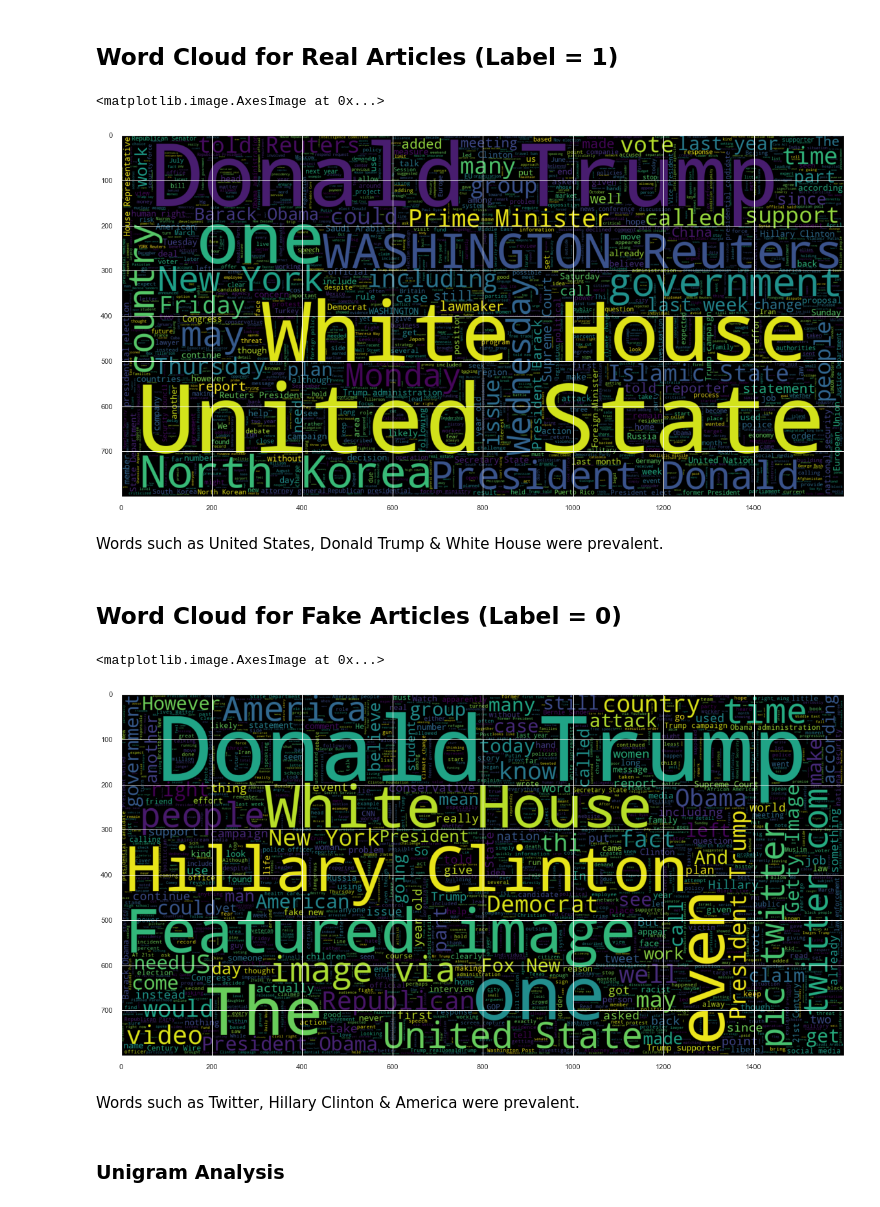
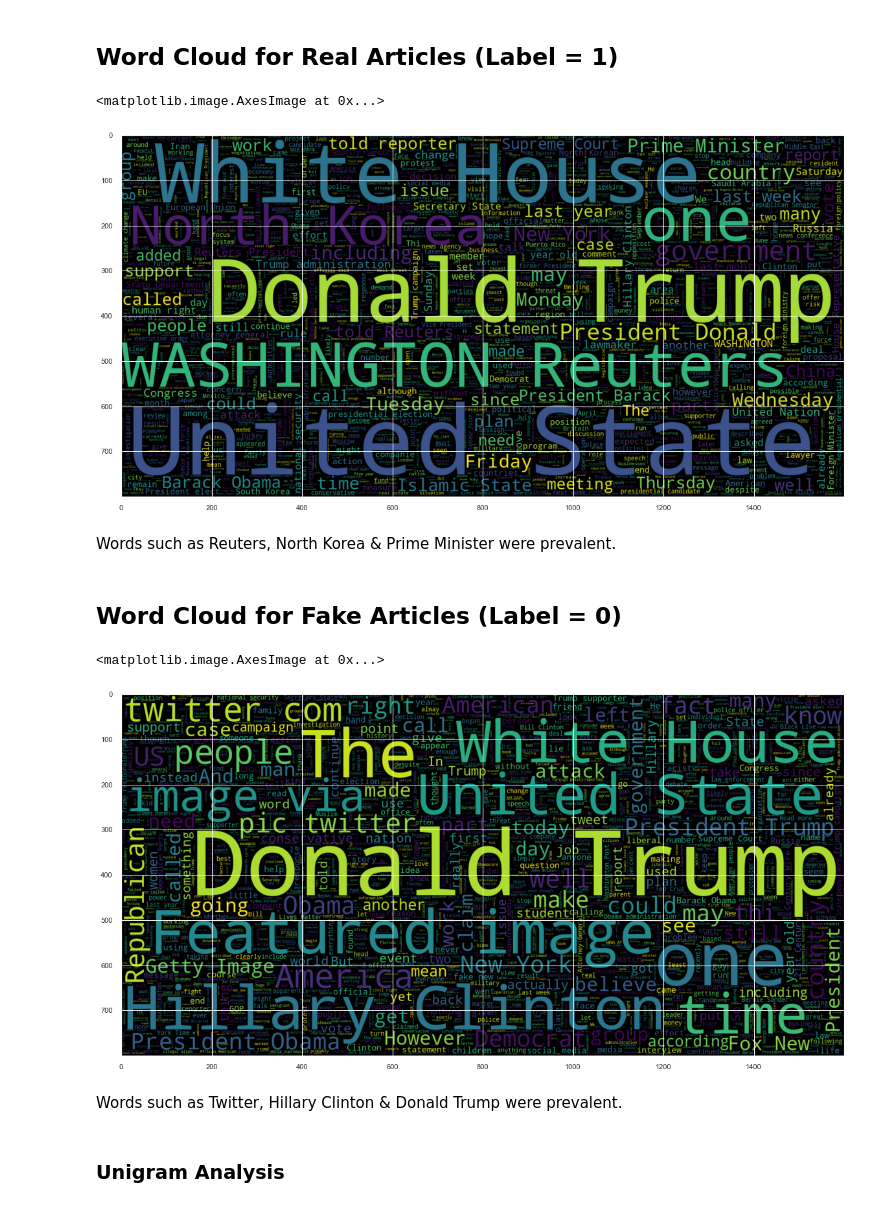
Before and after one commit to J-Joseph524/JJ_NLP, a Jupyter notebook: Final_Notebook.ipynb, the cells around one changed output. Saved outputs shown, nothing was run; the diff lists cells and outputs as text; code cells hidden in the pictures.

```diff
--- a/Final_Notebook.ipynb
+++ b/Final_Notebook.ipynb
@@ -212,5 +206,5 @@ stop1 = stopwords.words('english') + punctuation + ["said", "want", "think", "wa
 # %%
-df['clean_text'] = df['text'].apply(lambda text_list: ' '.join([x for x in text_list.split() if x not in stop1]))
+df['clean_text'] = df['text'].apply(lambda text_list: ' '.join([x for x in text_list.split() if x not in stop]))
 # %% [markdown]
 The data may consist of different URL & HTML tags which might make it difficult for the model to predict properly. To prevent that from happening I cleaned the data to make the model more efficient.
 # %%
@@ -323,13 +317,13 @@ tf_idf_train, tf_idf_test, y_train, y_test, vectorizer = tfidf(X, y, stop)
 ## Word Cloud for Real Articles (Label = 1)
 # %%
 plt.figure(figsize = (20,20)) # Text that is True
-wc = WordCloud(max_words = 2000 , width = 1600 , height = 800 , stopwords = stop1).generate(" ".join(df[df.Category == 1].clean_text))
+wc = WordCloud(max_words = 2000 , width = 1600 , height = 800 , stopwords = stop).generate(" ".join(df[df.Category == 1].text))
 plt.imshow(wc , interpolation = 'bilinear')
 # %% [output]
 <matplotlib.image.AxesImage at 0x...>
-[figure, old version]
+[figure, new version]
 # %% [markdown]
-Words such as United States, Donald Trump & White House were prevalent.
+Words such as Reuters, North Korea & Prime Minister were prevalent.
 # %% [markdown]
 ## Word Cloud for Fake Articles (Label = 0)
 # %%
@@ -338,9 +332,9 @@ wc = WordCloud(max_words = 2000 , width = 1600 , height = 800 , stopwords = stop
 plt.imshow(wc , interpolation = 'bilinear')
 # %% [output]
 <matplotlib.image.AxesImage at 0x...>
-[figure, old version]
+[figure, new version]
 # %% [markdown]
-Words such as Twitter, Hillary Clinton & America were prevalent.
+Words such as Twitter, Hillary Clinton & Donald Trump were prevalent.
 # %% [markdown]
 ### Unigram Analysis
 # %% [markdown]
```
Also changed, not shown: parts of 9 cells of this notebook.
